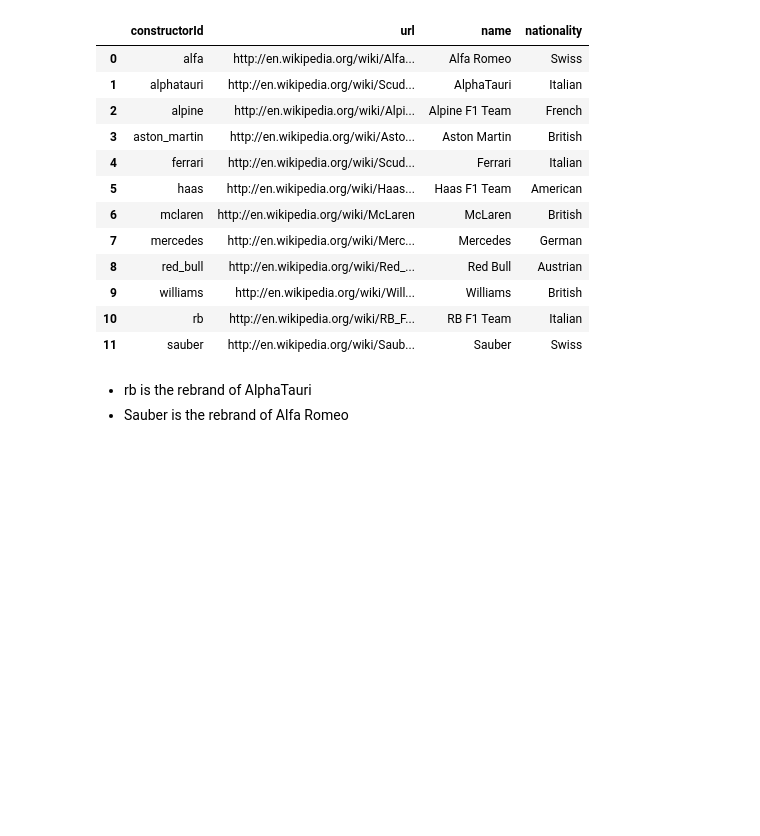
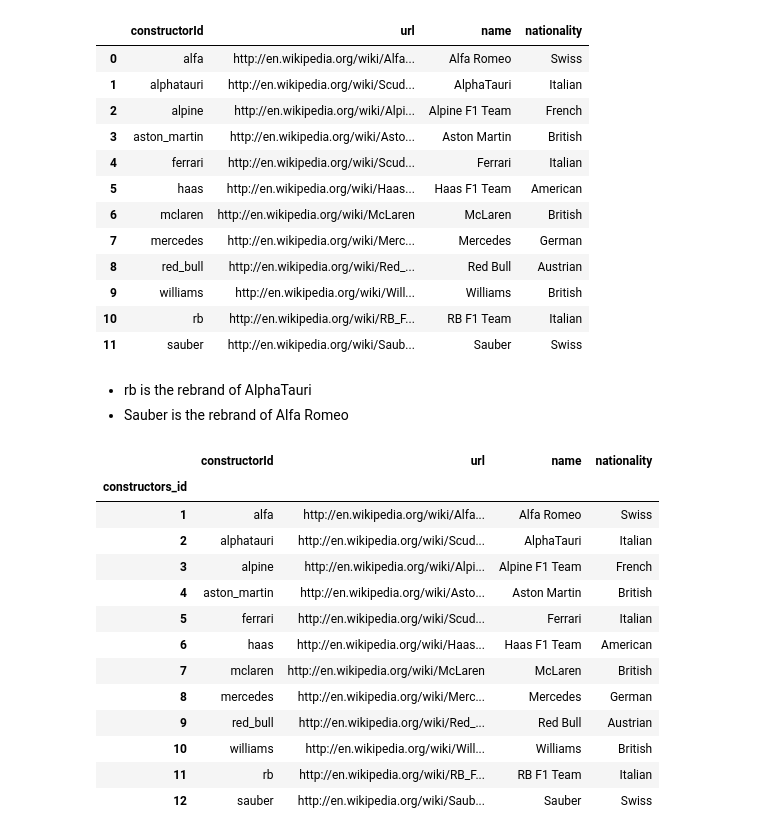
Before and after one commit to nat13lla/Capstone, a Jupyter notebook: datacollection/Constructors_data.ipynb, the cells around one changed output. Saved outputs shown, nothing was run; the diff lists cells and outputs as text; code cells hidden in the pictures; blank space fills up the shorter version.

```diff
--- a/datacollection/Constructors_data.ipynb
+++ b/datacollection/Constructors_data.ipynb
@@ -229,5 +229,30 @@ combined_constructors
 # %% [markdown]
 * rb is the rebrand of AlphaTauri
 * Sauber is the rebrand of Alfa Romeo
+# %%
+# Add in a circuit id column
+constructors_id = combined_constructors.copy()  # Make a copy
+constructors_id['constructors_id'] = combined_constructors.index + 1  # Add column id
+
+# Set as index
+constructors_id.set_index('constructors_id', inplace=True)
+
+# Show
+constructors_id
+# %% [output]
+|  | constructorId | url | name | nationality |
+| constructors_id |  |  |  |  |
+| 1 | alfa | http://en.wikipedia.org/wiki/Alfa... | Alfa Romeo | Swiss |
+| 2 | alphatauri | http://en.wikipedia.org/wiki/Scud... | AlphaTauri | Italian |
+| 3 | alpine | http://en.wikipedia.org/wiki/Alpi... | Alpine F1 Team | French |
+| 4 | aston_martin | http://en.wikipedia.org/wiki/Asto... | Aston Martin | British |
+| 5 | ferrari | http://en.wikipedia.org/wiki/Scud... | Ferrari | Italian |
+| 6 | haas | http://en.wikipedia.org/wiki/Haas... | Haas F1 Team | American |
+| 7 | mclaren | http://en.wikipedia.org/wiki/McLaren | McLaren | British |
+| 8 | mercedes | http://en.wikipedia.org/wiki/Merc... | Mercedes | German |
+| 9 | red_bull | http://en.wikipedia.org/wiki/Red_... | Red Bull | Austrian |
+| 10 | williams | http://en.wikipedia.org/wiki/Will... | Williams | British |
+| 11 | rb | http://en.wikipedia.org/wiki/RB_F... | RB F1 Team | Italian |
+| 12 | sauber | http://en.wikipedia.org/wiki/Saub... | Sauber | Swiss |
 # %%
 # Download the Dataframe as CSV
```
Also changed, not shown: parts of 1 cell of this notebook.
